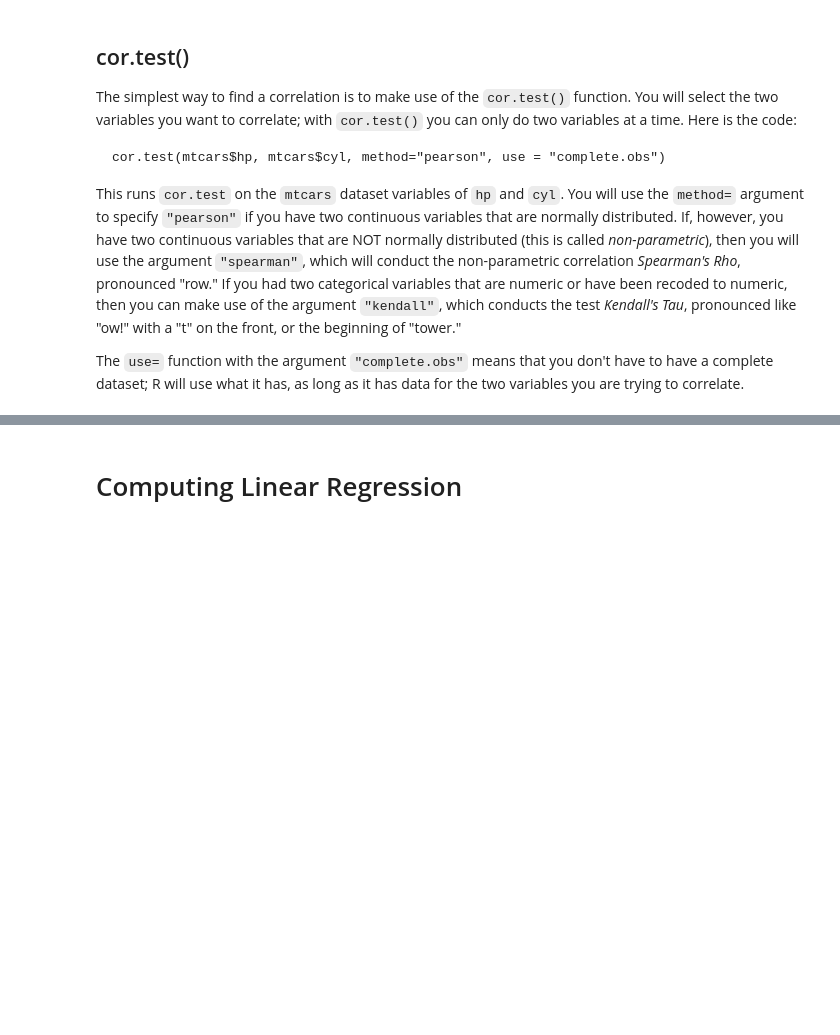
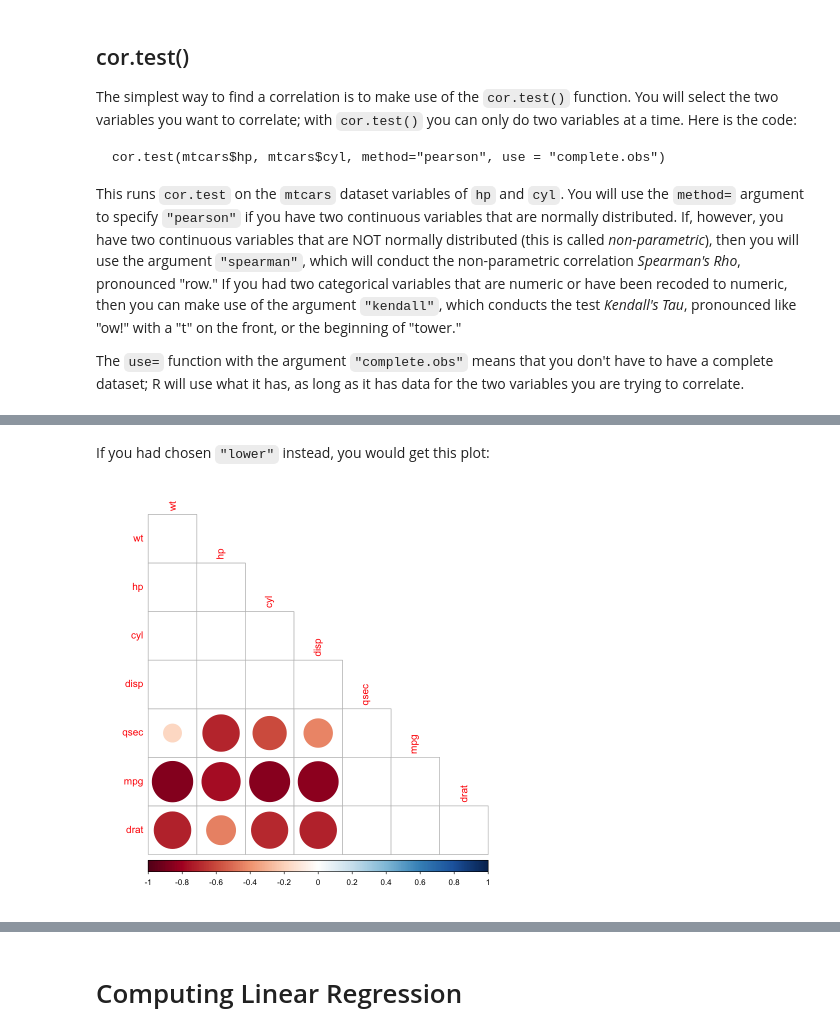
Before and after one commit to julieraeboucher/Data-Science-Assignments, a Jupyter notebook: DS102-R/DS102-R-L8.ipynb, the cells around one changed output, grey strips where cells are left out. Drawn from its saved outputs; the diff is of its cells as text; code cells hidden in the pictures; blank space fills up the shorter version.

````diff
--- a/DS102-R/DS102-R-L8.ipynb
+++ b/DS102-R/DS102-R-L8.ipynb
@@ -145,0 +232,6 @@
+# %% [markdown]
+If you had chosen ```"lower"``` instead, you would get this plot:
+# %%
+corrplot(corr_matrix, type="lower", order="hclust", p.mat = corr_matrix, sig.level = 0.01, insig="blank")
+# %% [output]
+[figure, added]
````
Also changed, not shown: parts of 22 cells of this notebook.
